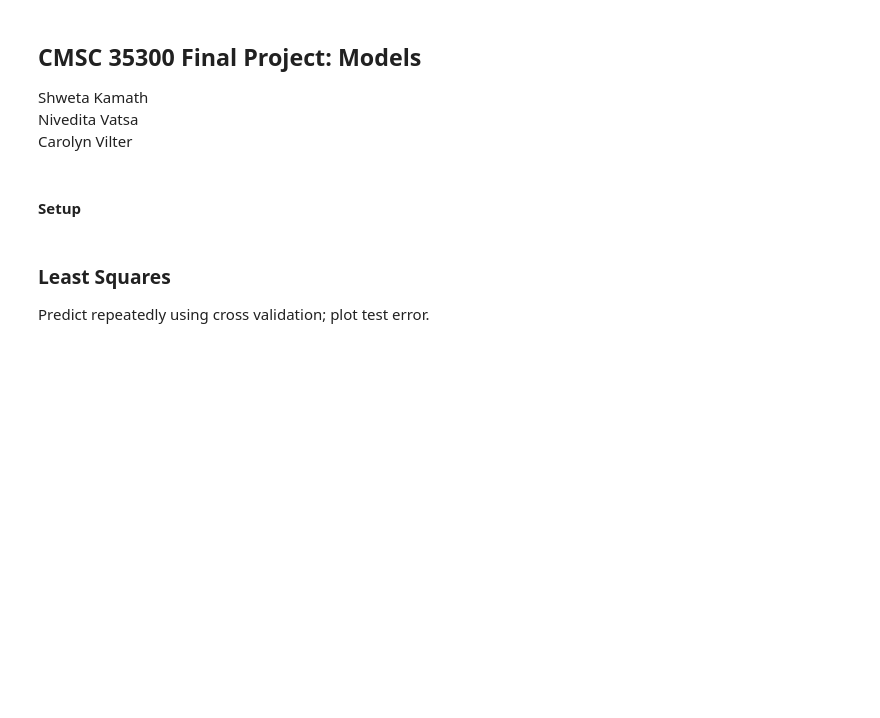
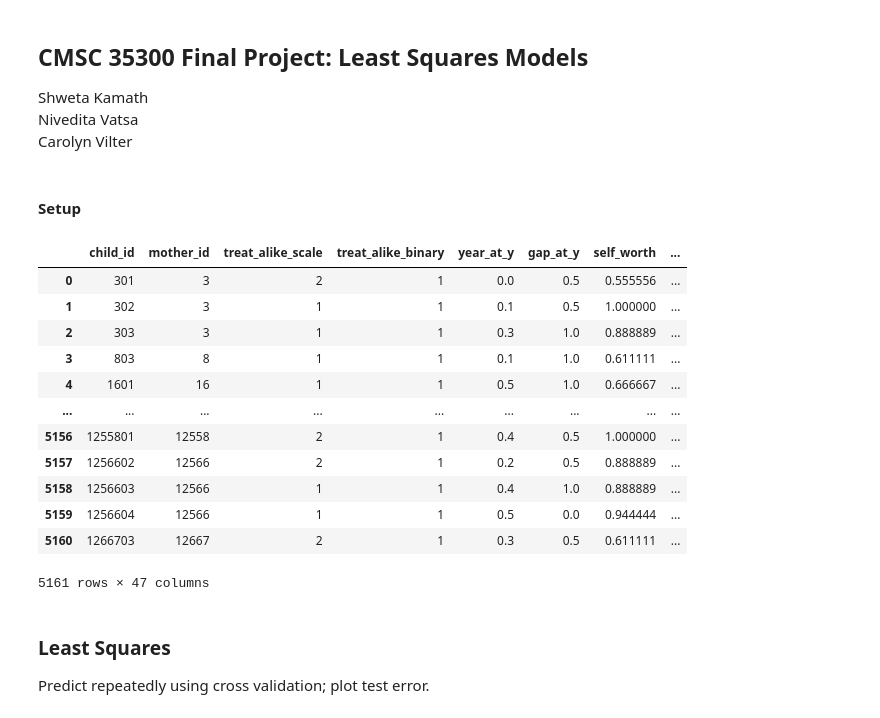
Before and after one commit to cvilter/mother-child-attitudes, a Jupyter notebook: models.ipynb, the cells around one changed output. Cells and saved outputs as stored; diff of their text form; code cells hidden in the pictures; blank space fills up the shorter version.

```diff
--- a/models.ipynb
+++ b/models.ipynb
@@ -1,5 +1,5 @@
 # %% [markdown]
-## CMSC 35300 Final Project: Models
+## CMSC 35300 Final Project: Least Squares Models
 Shweta Kamath <br>
 Nivedita Vatsa <br>
 Carolyn Vilter
@@ -15,3 +15,19 @@ df = pd.read_csv("data/all_data.csv")
+# %%
+df
+# %% [output]
+|  | child_id | mother_id | treat_alike_scale | treat_alike_binary | year_at_y | gap_at_y | self_worth | ... |
+| 0 | 301 | 3 | 2 | 1 | 0.0 | 0.5 | 0.555556 | ... |
+| 1 | 302 | 3 | 1 | 1 | 0.1 | 0.5 | 1.000000 | ... |
+| 2 | 303 | 3 | 1 | 1 | 0.3 | 1.0 | 0.888889 | ... |
+| 3 | 803 | 8 | 1 | 1 | 0.1 | 1.0 | 0.611111 | ... |
+| 4 | 1601 | 16 | 1 | 1 | 0.5 | 1.0 | 0.666667 | ... |
+| ... | ... | ... | ... | ... | ... | ... | ... | ... |
+| 5156 | 1255801 | 12558 | 2 | 1 | 0.4 | 0.5 | 1.000000 | ... |
+| 5157 | 1256602 | 12566 | 2 | 1 | 0.2 | 0.5 | 0.888889 | ... |
+| 5158 | 1256603 | 12566 | 1 | 1 | 0.4 | 1.0 | 0.888889 | ... |
+| 5159 | 1256604 | 12566 | 1 | 1 | 0.5 | 0.0 | 0.944444 | ... |
+| 5160 | 1266703 | 12667 | 2 | 1 | 0.3 | 0.5 | 0.611111 | ... |
+5161 rows × 47 columns
 # %%
 # Separate out Xs
 X = df.loc[:, ~df.columns.isin(["child_id", "mother_id", "treat_alike_scale", "treat_alike_binary"])]
```
Also changed, not shown: parts of 6 cells of this notebook.
